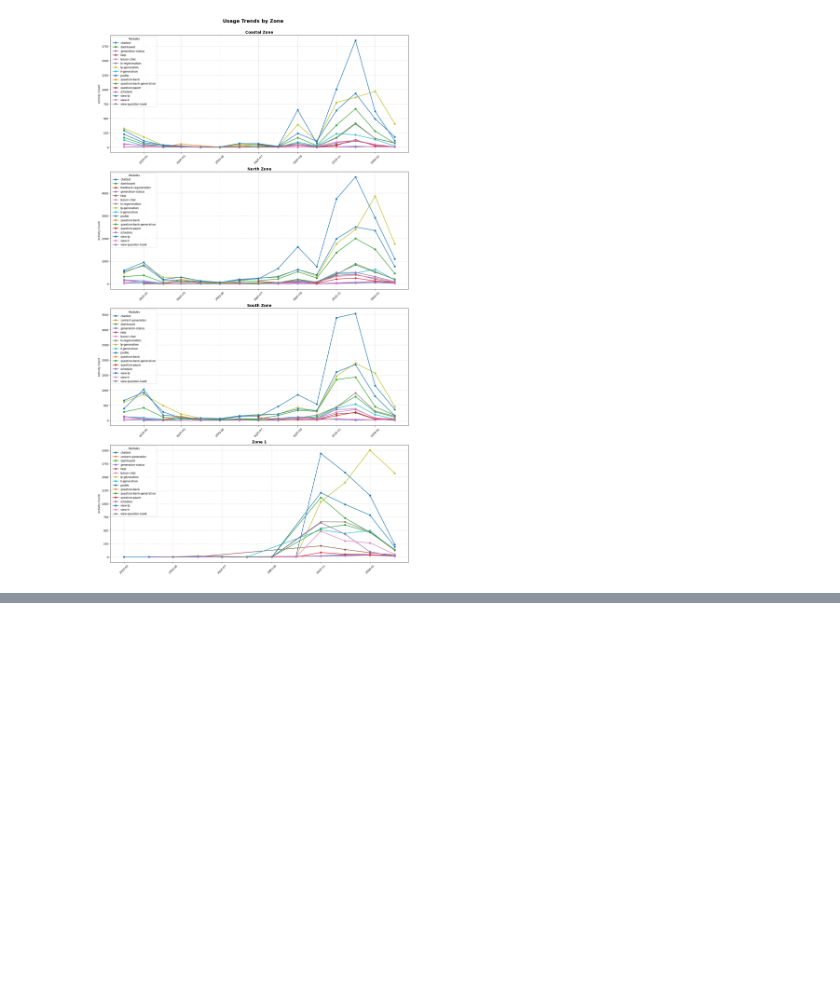
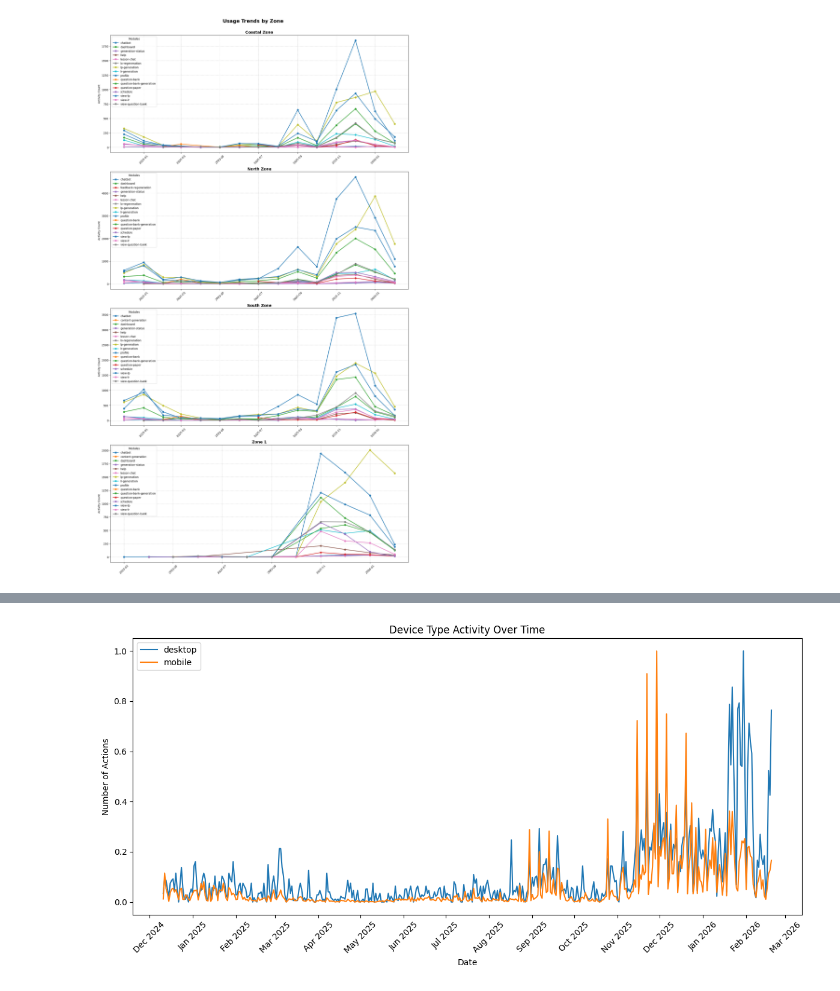
Before and after one commit to adi-srao/Shiksha_Copilot_Analysis, a Jupyter notebook: time_series.ipynb, the cells around one changed output, grey strips where cells are left out. Cells and saved outputs as stored; diff of their text form; code cells hidden in the pictures; blank space fills up the shorter version.

```diff
--- a/time_series.ipynb
+++ b/time_series.ipynb
@@ -7,5 +7,5 @@ import collections
 # %%
-base_dir = Path(r'')
+base_dir = Path(r'C:\Users\adity\OneDrive\Documents\Sem 6\Shiksha_Copilot_Logs\Shiksha_Copilot_DB')
 collection_names = ["messages", "questionbanks", "lba_questions", "useractions"]
 # %%
 def extract_timestamps(file_name):
@@ -143,0 +193,19 @@ plt.show()
+# %%
+normalized_df = (timeseries - timeseries.min()) / (timeseries.max() - timeseries.min())
+
+
+plt.figure(figsize=(12, 6))
+for col in normalized_df.columns:
+    plt.plot(normalized_df.index, normalized_df[col], label=col)
+
+plt.gca().xaxis.set_major_locator(mdates.MonthLocator())
+plt.gca().xaxis.set_major_formatter(mdates.DateFormatter('%b %Y'))
+plt.title("Device Type Activity Over Time")
+plt.xlabel("Date")
+plt.ylabel("Number of Actions")
+plt.legend()
+plt.xticks(rotation=45)
+plt.tight_layout()
+plt.show()
+# %% [output]
+[figure, added]
```
Also changed, not shown: parts of 4 cells of this notebook, 13 other files.
